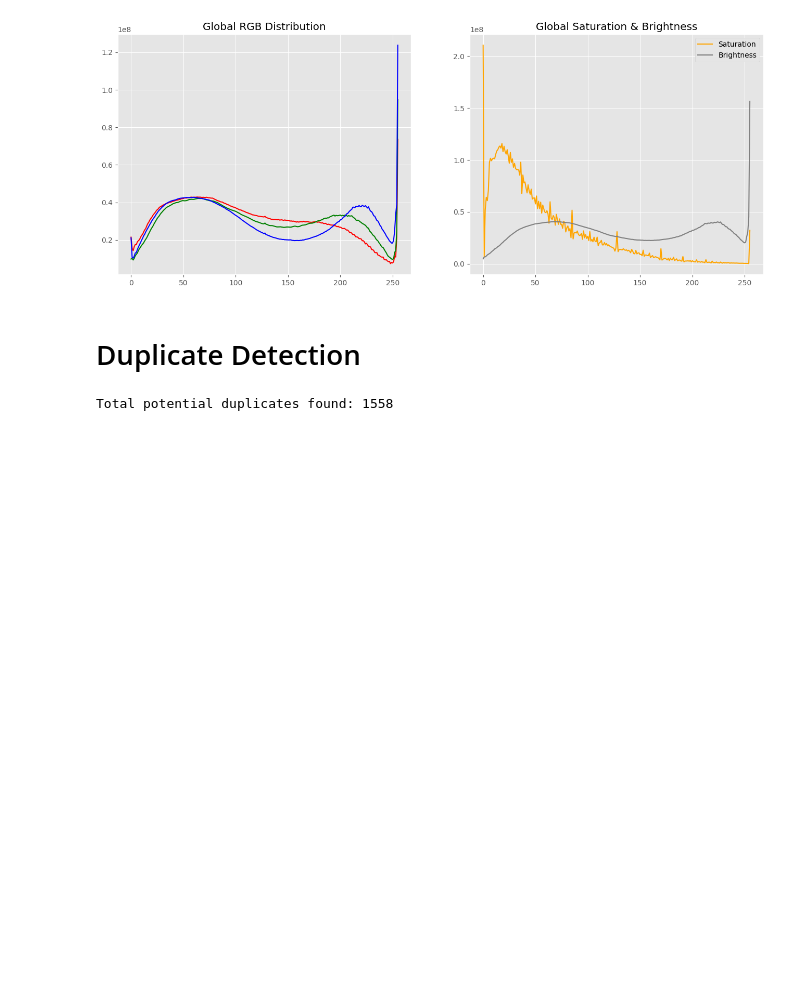
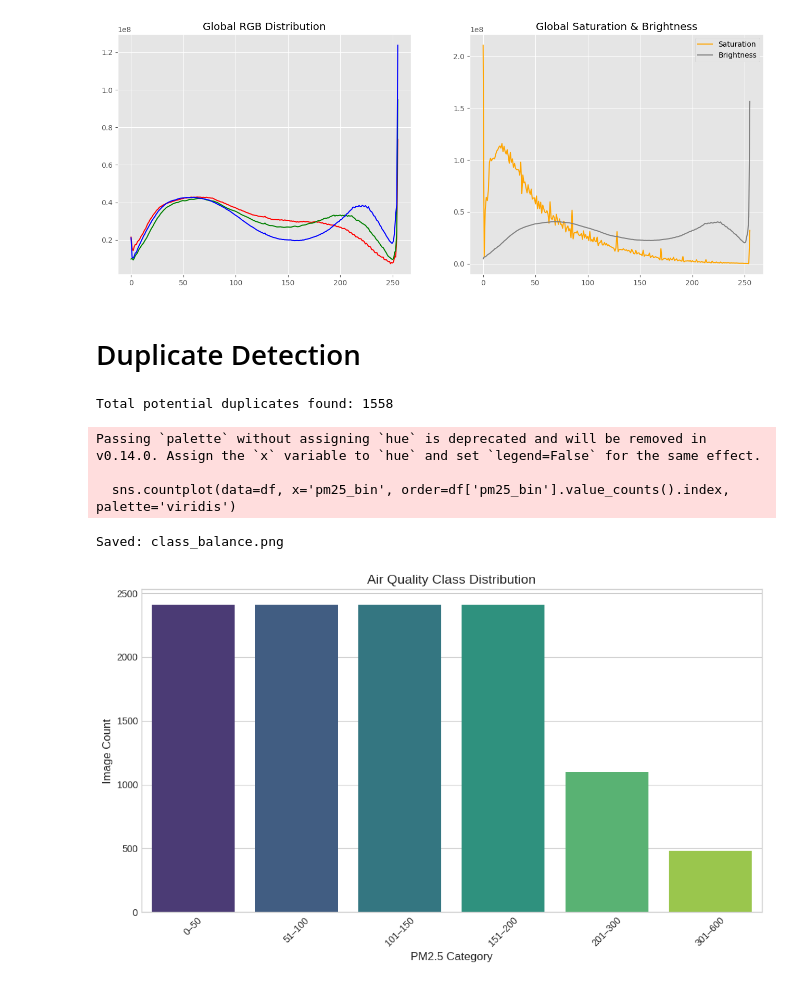
Before and after one commit to Shovon198915/CSE475, a Jupyter notebook: Project_Code/task1.ipynb, the cells around one changed output. Drawn from its saved outputs; the diff is of its cells as text; code cells hidden in the pictures; blank space fills up the shorter version.

Commit message:
Air Quality Class Distribution

```diff
--- a/Project_Code/task1.ipynb
+++ b/Project_Code/task1.ipynb
@@ -134,3 +134,22 @@ def check_duplicates(df):
 check_duplicates(df)
 # %% [output]
 Total potential duplicates found: 1558
+# %%
+plt.style.use('seaborn-v0_8-whitegrid')
+
+# 1. Figure: Class Balance (Task 2.1.vi)
+plt.figure(figsize=(10, 6))
+sns.countplot(data=df, x='pm25_bin', order=df['pm25_bin'].value_counts().index, palette='viridis')
+plt.title('Air Quality Class Distribution', fontsize=14)
+plt.xlabel('PM2.5 Category', fontsize=12)
+plt.ylabel('Image Count', fontsize=12)
+plt.xticks(rotation=45)
+plt.tight_layout()
+plt.savefig('class_balance.png', dpi=300)
+print("Saved: class_balance.png")
+# %% [output]
+Passing `palette` without assigning `hue` is deprecated and will be removed in v0.14.0. Assign the `x` variable to `hue` and set `legend=False` for the same effect.
+
+  sns.countplot(data=df, x='pm25_bin', order=df['pm25_bin'].value_counts().index, palette='viridis')
+Saved: class_balance.png
+[figure, added]
```
